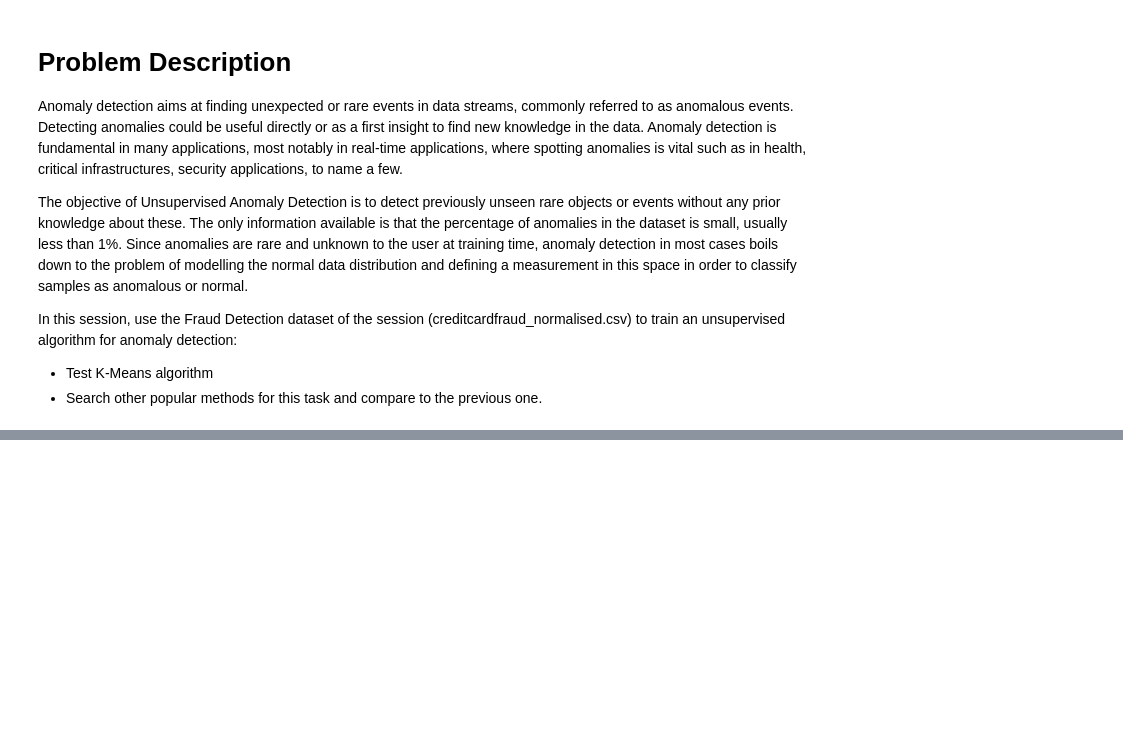
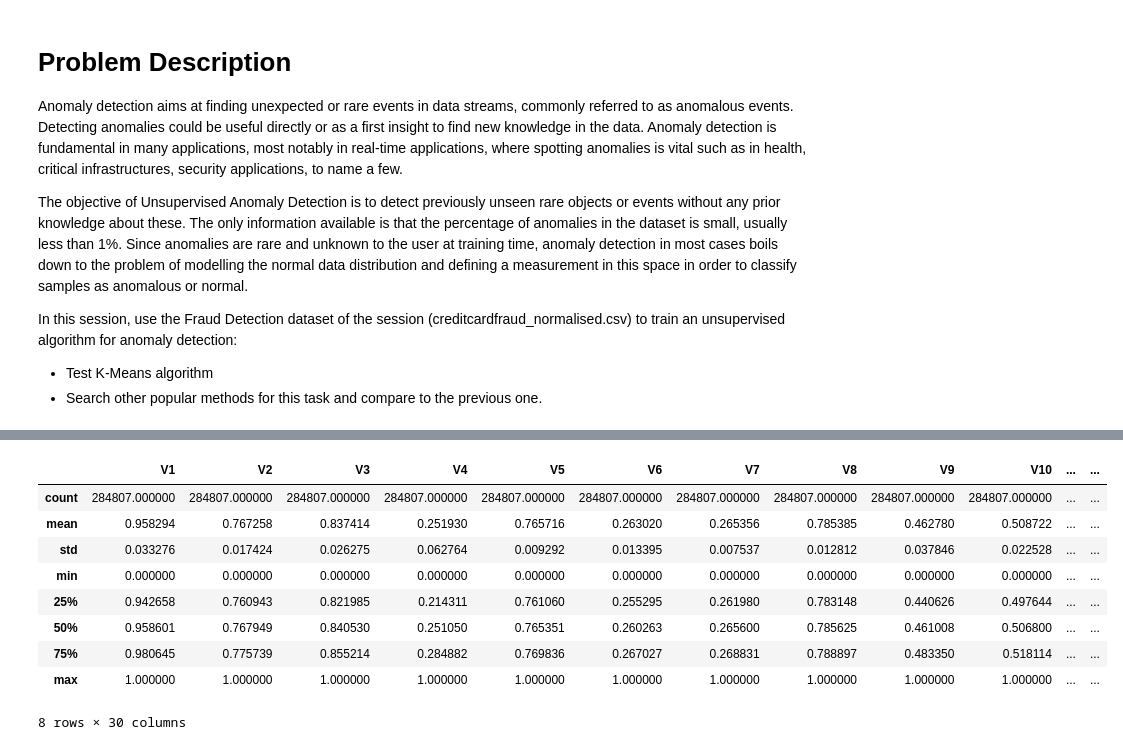
Before and after one commit to gabrieldeolaguibel/ML-Projects, a Jupyter notebook: assignments/practical_session5/session_14-UnsupervisedLearning.ipynb, the cells around one changed output, grey strips where cells are left out. Drawn from its saved outputs; the diff is of its cells as text; code cells hidden in the pictures; blank space fills up the shorter version.

```diff
--- a/assignments/practical_session5/session_14-UnsupervisedLearning.ipynb
+++ b/assignments/practical_session5/session_14-UnsupervisedLearning.ipynb
@@ -9,0 +78,14 @@ In this session, use the Fraud Detection dataset of the session (creditcardfraud
+# %%
+# Basic statistics
+df.describe()
+# %% [output]
+|  | V1 | V2 | V3 | V4 | V5 | V6 | V7 | V8 | V9 | V10 | ... | ... |
+| count | 284807.000000 | 284807.000000 | 284807.000000 | 284807.000000 | 284807.000000 | 284807.000000 | 284807.000000 | 284807.000000 | 284807.000000 | 284807.000000 | ... | ... |
+| mean | 0.958294 | 0.767258 | 0.837414 | 0.251930 | 0.765716 | 0.263020 | 0.265356 | 0.785385 | 0.462780 | 0.508722 | ... | ... |
+| std | 0.033276 | 0.017424 | 0.026275 | 0.062764 | 0.009292 | 0.013395 | 0.007537 | 0.012812 | 0.037846 | 0.022528 | ... | ... |
+| min | 0.000000 | 0.000000 | 0.000000 | 0.000000 | 0.000000 | 0.000000 | 0.000000 | 0.000000 | 0.000000 | 0.000000 | ... | ... |
+| 25% | 0.942658 | 0.760943 | 0.821985 | 0.214311 | 0.761060 | 0.255295 | 0.261980 | 0.783148 | 0.440626 | 0.497644 | ... | ... |
+| 50% | 0.958601 | 0.767949 | 0.840530 | 0.251050 | 0.765351 | 0.260263 | 0.265600 | 0.785625 | 0.461008 | 0.506800 | ... | ... |
+| 75% | 0.980645 | 0.775739 | 0.855214 | 0.284882 | 0.769836 | 0.267027 | 0.268831 | 0.788897 | 0.483350 | 0.518114 | ... | ... |
+| max | 1.000000 | 1.000000 | 1.000000 | 1.000000 | 1.000000 | 1.000000 | 1.000000 | 1.000000 | 1.000000 | 1.000000 | ... | ... |
+8 rows × 30 columns
```
Also changed, not shown: parts of 12 cells of this notebook.
